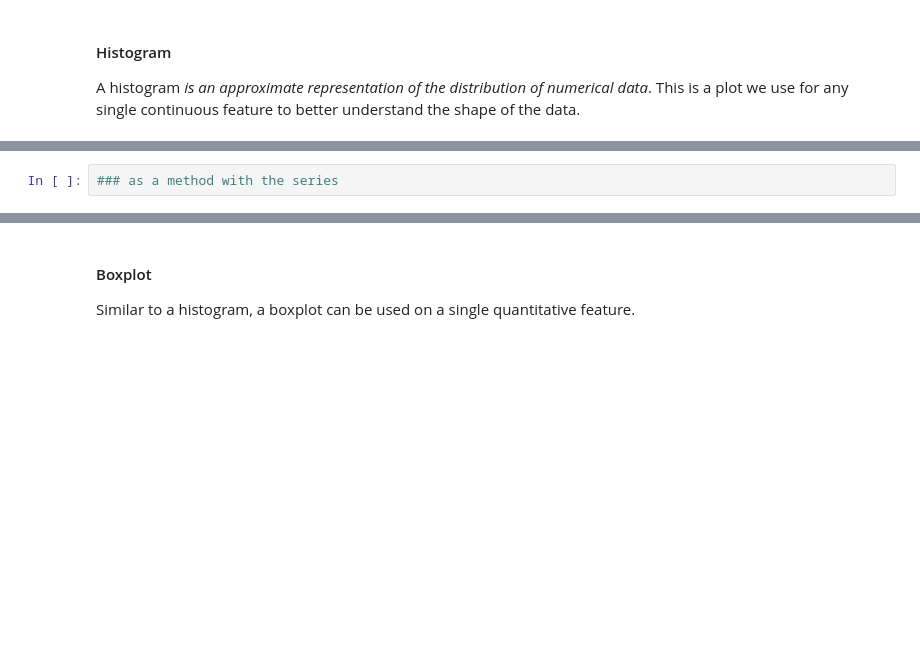
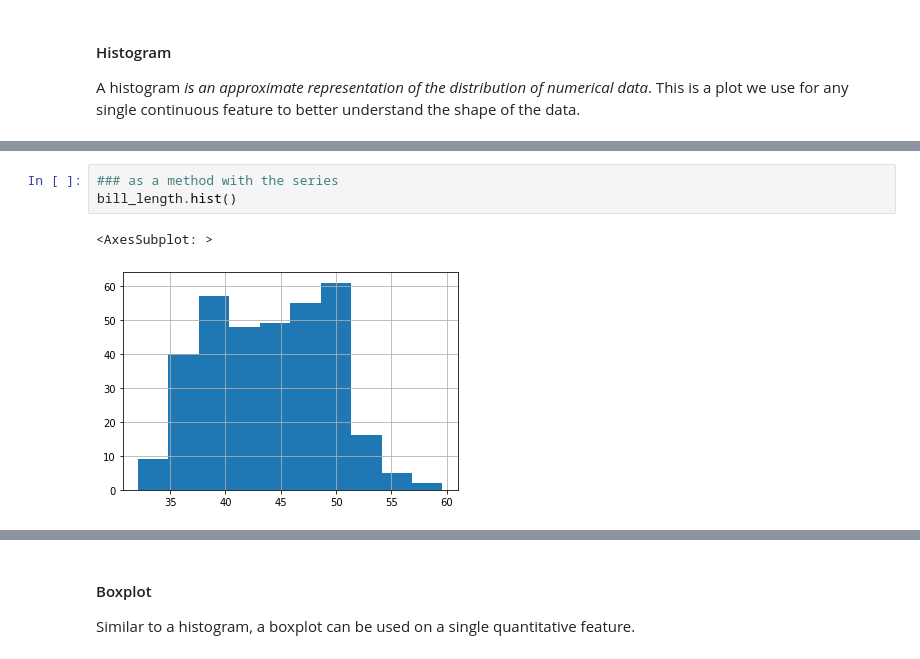
Before and after one commit to gilad247/NYU-Bootcamp, a Jupyter notebook: notebooks/module_1/class_7/intro_to_plotting.ipynb, the cells around one changed output, grey strips where cells are left out. Saved outputs shown, nothing was run; the diff lists cells and outputs as text; blank space fills up the shorter version.

```diff
--- a/notebooks/module_1/class_7/intro_to_plotting.ipynb
+++ b/notebooks/module_1/class_7/intro_to_plotting.ipynb
@@ -127,4 +328,8 @@ A histogram *is an approximate representation of the distribution of numerical d
 # %%
 ### as a method with the series
+bill_length.hist()
+# %% [output]
+<AxesSubplot: >
+[figure, added]
 # %%
 ### adjusting the bin number
```
Also changed, not shown: parts of 34 cells of this notebook, 9 other files.
